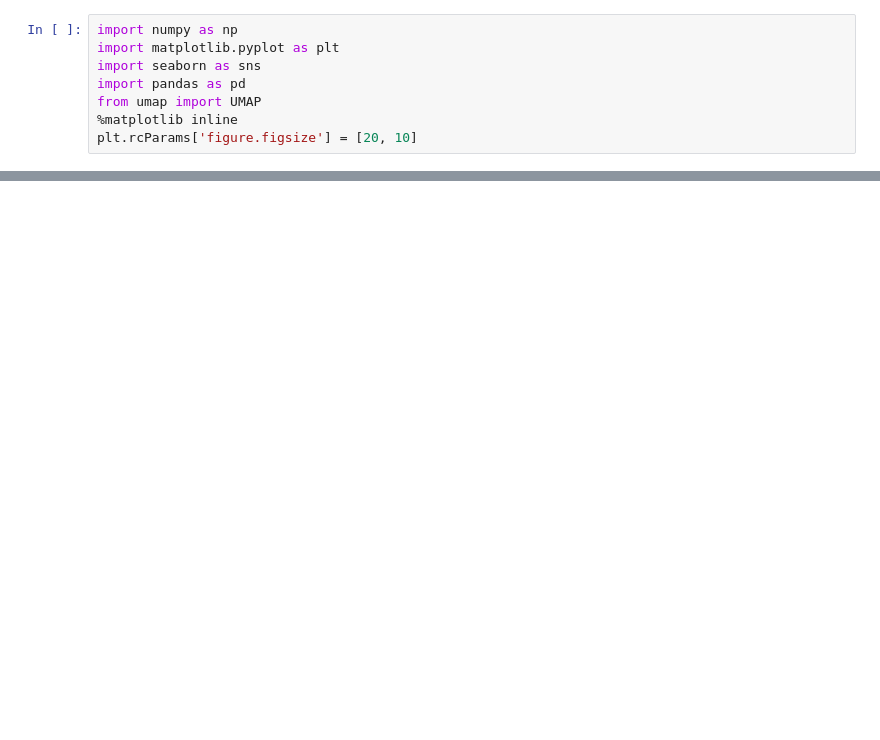
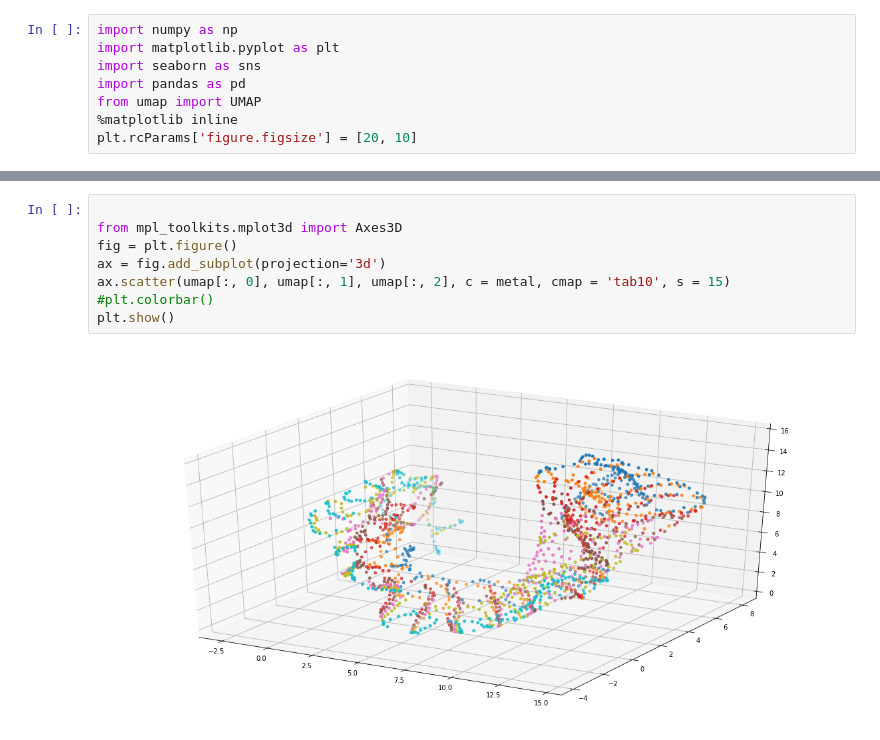
Before and after one commit to potohodnica/magistrska, a Jupyter notebook: prvi_poskus.ipynb, the cells around one changed output, grey strips where cells are left out. Cells and saved outputs as stored; diff of their text form; blank space fills up the shorter version.

```diff
--- a/prvi_poskus.ipynb
+++ b/prvi_poskus.ipynb
@@ -73,0 +69,10 @@ plt.show()
+# %%
+
+from mpl_toolkits.mplot3d import Axes3D
+fig = plt.figure()
+ax = fig.add_subplot(projection='3d')
+ax.scatter(umap[:, 0], umap[:, 1], umap[:, 2], c = metal, cmap = 'tab10', s = 15)
+#plt.colorbar()
+plt.show()
+# %% [output]
+[figure, added]
```
Also changed, not shown: parts of 7 cells of this notebook.
